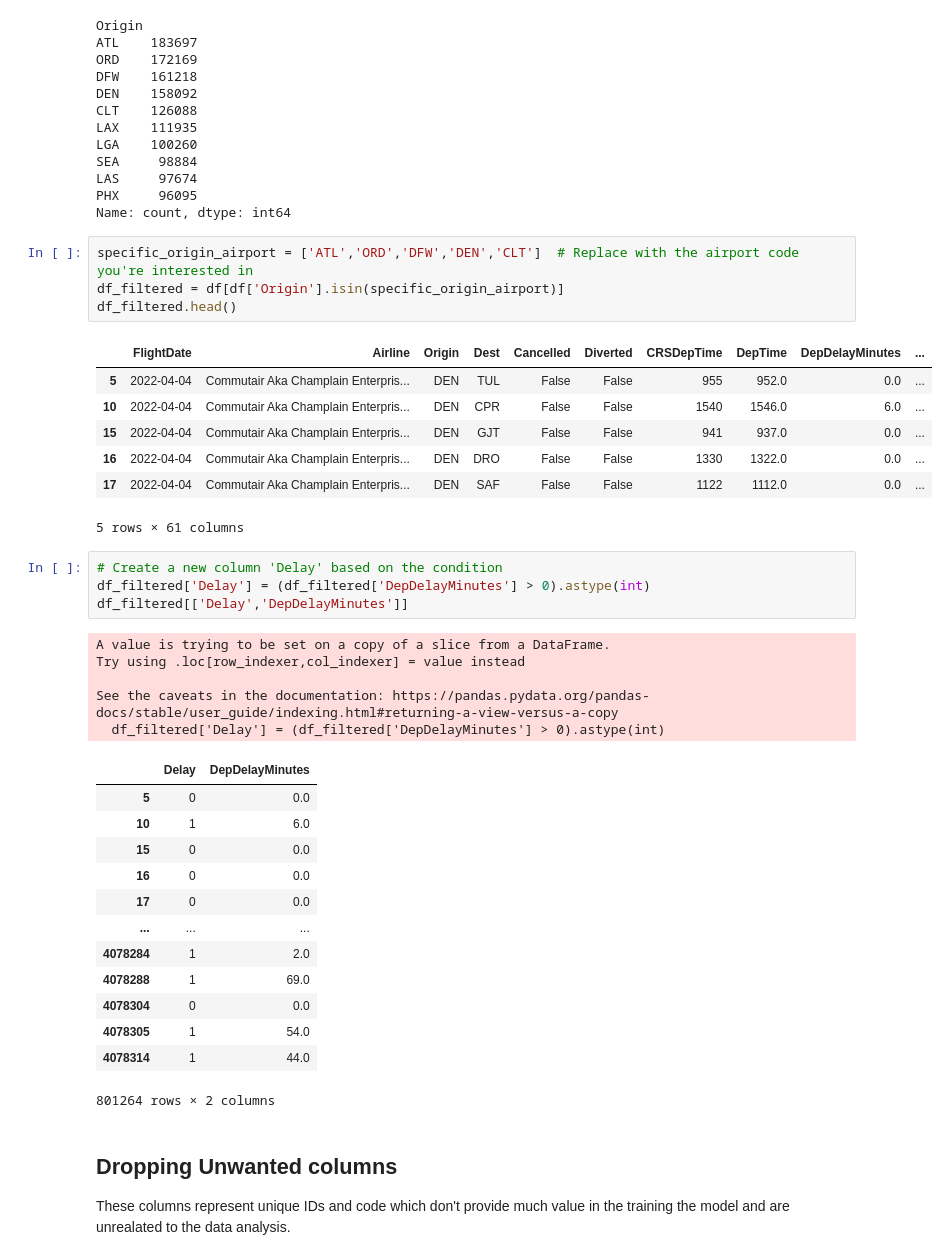
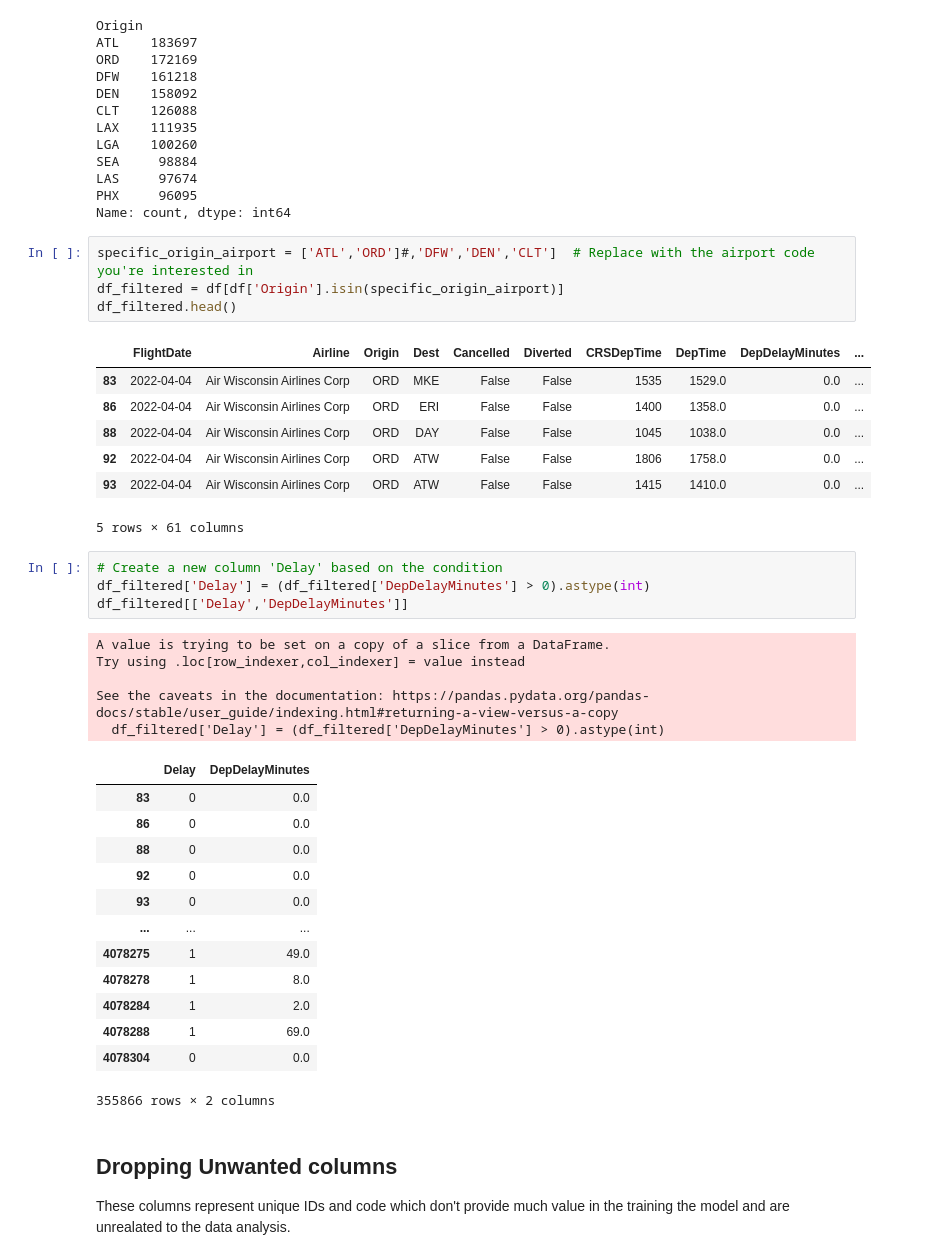
Before and after one commit to patel-aum-yorku/Flight-Status-Prediction, a Jupyter notebook: flight_status.ipynb, the cells around one changed output. Cells and saved outputs as stored; diff of their text form.

```diff
--- a/flight_status.ipynb
+++ b/flight_status.ipynb
@@ -108,16 +108,16 @@ LAS     97674
 PHX     96095
 Name: count, dtype: int64
 # %%
-specific_origin_airport = ['ATL','ORD','DFW','DEN','CLT']  # Replace with the airport code you're interested in
+specific_origin_airport = ['ATL','ORD']#,'DFW','DEN','CLT']  # Replace with the airport code you're interested in
 df_filtered = df[df['Origin'].isin(specific_origin_airport)]
 df_filtered.head()
 # %% [output]
 |  | FlightDate | Airline | Origin | Dest | Cancelled | Diverted | CRSDepTime | DepTime | DepDelayMinutes | ... |
-| 5 | 2022-04-04 | Commutair Aka Champlain Enterpris... | DEN | TUL | False | False | 955 | 952.0 | 0.0 | ... |
-| 10 | 2022-04-04 | Commutair Aka Champlain Enterpris... | DEN | CPR | False | False | 1540 | 1546.0 | 6.0 | ... |
-| 15 | 2022-04-04 | Commutair Aka Champlain Enterpris... | DEN | GJT | False | False | 941 | 937.0 | 0.0 | ... |
-| 16 | 2022-04-04 | Commutair Aka Champlain Enterpris... | DEN | DRO | False | False | 1330 | 1322.0 | 0.0 | ... |
-| 17 | 2022-04-04 | Commutair Aka Champlain Enterpris... | DEN | SAF | False | False | 1122 | 1112.0 | 0.0 | ... |
+| 83 | 2022-04-04 | Air Wisconsin Airlines Corp | ORD | MKE | False | False | 1535 | 1529.0 | 0.0 | ... |
+| 86 | 2022-04-04 | Air Wisconsin Airlines Corp | ORD | ERI | False | False | 1400 | 1358.0 | 0.0 | ... |
+| 88 | 2022-04-04 | Air Wisconsin Airlines Corp | ORD | DAY | False | False | 1045 | 1038.0 | 0.0 | ... |
+| 92 | 2022-04-04 | Air Wisconsin Airlines Corp | ORD | ATW | False | False | 1806 | 1758.0 | 0.0 | ... |
+| 93 | 2022-04-04 | Air Wisconsin Airlines Corp | ORD | ATW | False | False | 1415 | 1410.0 | 0.0 | ... |
 5 rows × 61 columns
 # %%
 # Create a new column 'Delay' based on the condition
@@ -130,18 +130,18 @@ Try using .loc[row_indexer,col_indexer] = value instead
 See the caveats in the documentation: https://pandas.pydata.org/pandas-docs/stable/user_guide/indexing.html#returning-a-view-versus-a-copy
   df_filtered['Delay'] = (df_filtered['DepDelayMinutes'] > 0).astype(int)
 |  | Delay | DepDelayMinutes |
-| 5 | 0 | 0.0 |
-| 10 | 1 | 6.0 |
-| 15 | 0 | 0.0 |
-| 16 | 0 | 0.0 |
-| 17 | 0 | 0.0 |
+| 83 | 0 | 0.0 |
+| 86 | 0 | 0.0 |
+| 88 | 0 | 0.0 |
+| 92 | 0 | 0.0 |
+| 93 | 0 | 0.0 |
 | ... | ... | ... |
+| 4078275 | 1 | 49.0 |
+| 4078278 | 1 | 8.0 |
 | 4078284 | 1 | 2.0 |
 | 4078288 | 1 | 69.0 |
 | 4078304 | 0 | 0.0 |
-| 4078305 | 1 | 54.0 |
-| 4078314 | 1 | 44.0 |
-801264 rows × 2 columns
+355866 rows × 2 columns
 # %% [markdown]
 ## Dropping Unwanted columns
 
```
Also changed, not shown: parts of 19 cells of this notebook.
